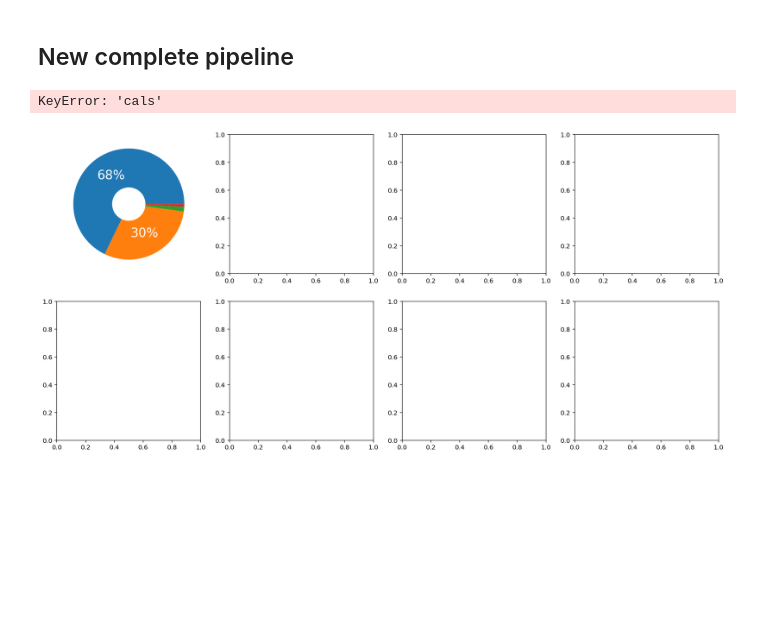
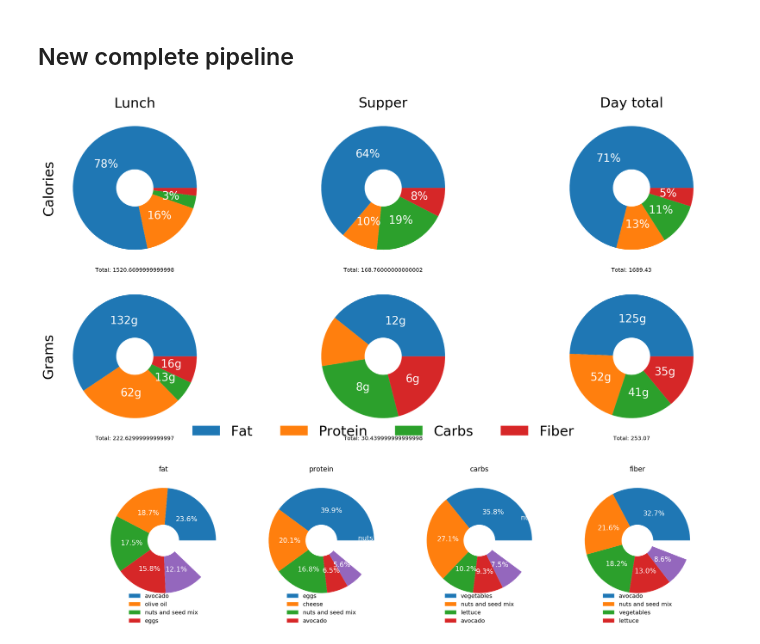
Before and after one commit to fabiangunzinger/learning, a Jupyter notebook: food-data/foods.ipynb, the cells around one changed output. Saved outputs shown, nothing was run; the diff lists cells and outputs as text; code cells hidden in the pictures; blank space fills up the shorter version.

Commit message:
Update meals

```diff
--- a/food-data/foods.ipynb
+++ b/food-data/foods.ipynb
@@ -237,7 +237,7 @@ def make_dashboard(data):
                              wedgeprops=dict(width=.7),
                              autopct=lambda pct: pct_labels(pct, df, measure)
                             )
-            ax[row, col].set_xlabel(f'{df[measure].sum()}')
+            ax[row, col].set_xlabel(f'Total: {df.value.sum()}')
 
     # Set column and row labels
     ax[0, 0].set_ylabel('Calories', fontsize=title_size)
@@ -272,41 +272,54 @@ def make_nutrient_graphs(data):
                  labels=df.ingredient,
                  textprops=dict(color='white', size=12),
                  wedgeprops=dict(width=.7),
                  autopct='%1.1f%%'
                 )
         ax[col].set_title(nutrient)
         ax[col].legend(loc='lower center', ncol=1, fontsize=10,
                    framealpha=0, borderpad=-5)
 
 
 meals = {
 
-    'Breakfast': {
-        'cauliflower': 1,
-        'cheese': 1.5,
-        'eggs': 2.5,
-        'spinach': 0.5,
-    },
+#     'Breakfast': {
+#         'cauliflower': 1,
+#         'cheese': 1.5,
+#         'eggs': 2.5,
+#         'spinach': 0.5,
+#     },
 
     'Lunch': {
         'eggs': 2,
+        'cheese': 0.5,
+        'spinach': 0.5,
+        'leek': 1,
+        'cream': 0.5,
+        'mushrooms': 1,
         'avocado': 1.6,
         'lettuce': 1.5,
         'nuts and seed mix': .5,
         'olive oil': .3,
     },
 
+    'Snack': {
+        'coconut fat': 0.3,
+        'nuts and seed mix': 0.7,
+        ''
+    }
+
     'Supper': {
-        'avocado': 2,
-        'butter': 0,
-        'trout': 2,
+        'avocado': 0.8,
+        'chicken': 2,
         'vegetables': 2,
     }
 }
 
 nuts, meals_plot_data = calc_nuts(meals, include_total=True)
 make_dashboard(meals_plot_data)
 make_nutrient_graphs(nuts)
+
+
+# Need warning when I add foods to meals that aren't in database
 # %% [output]
-KeyError: 'cals'
-[figure, old version]
+[figure, new version]
+[figure, added]
```
